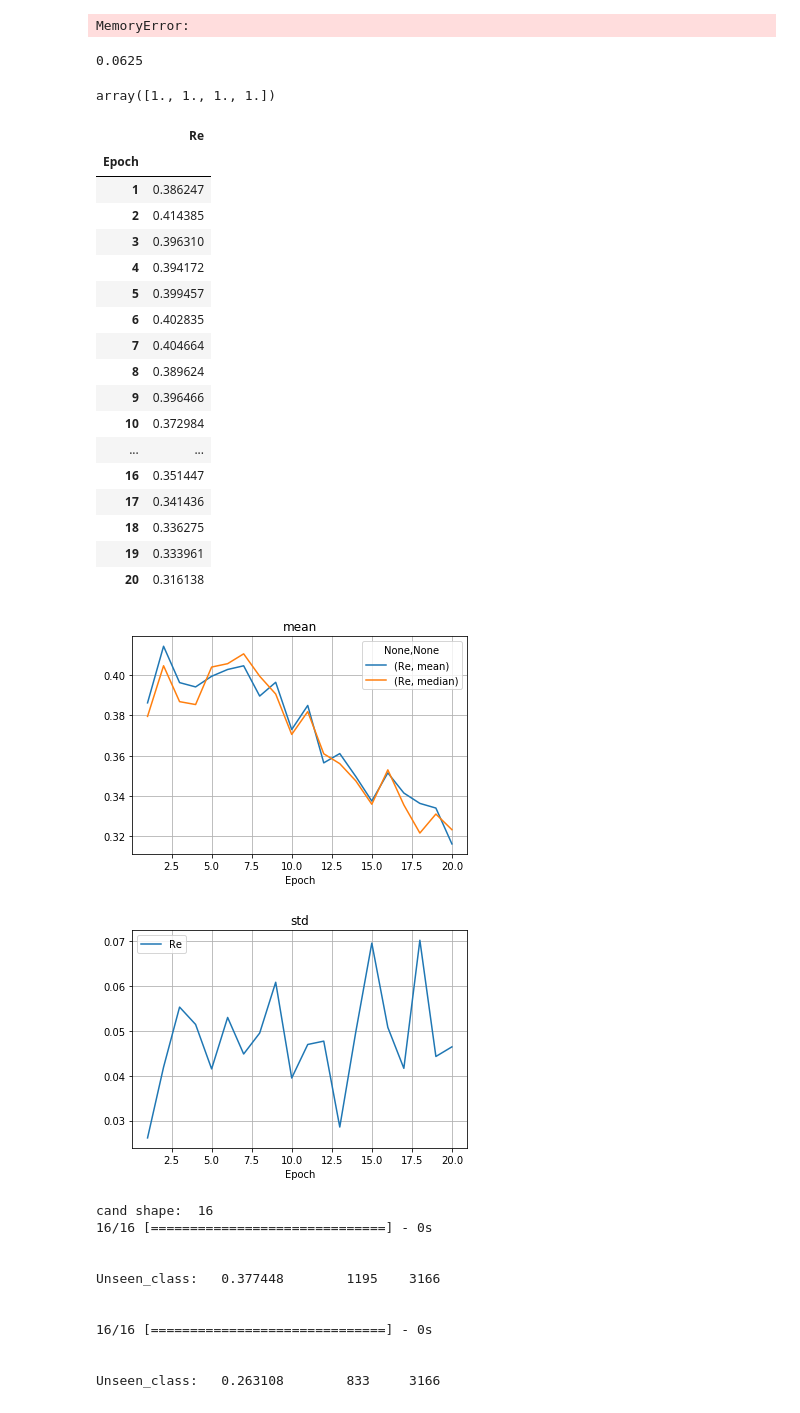
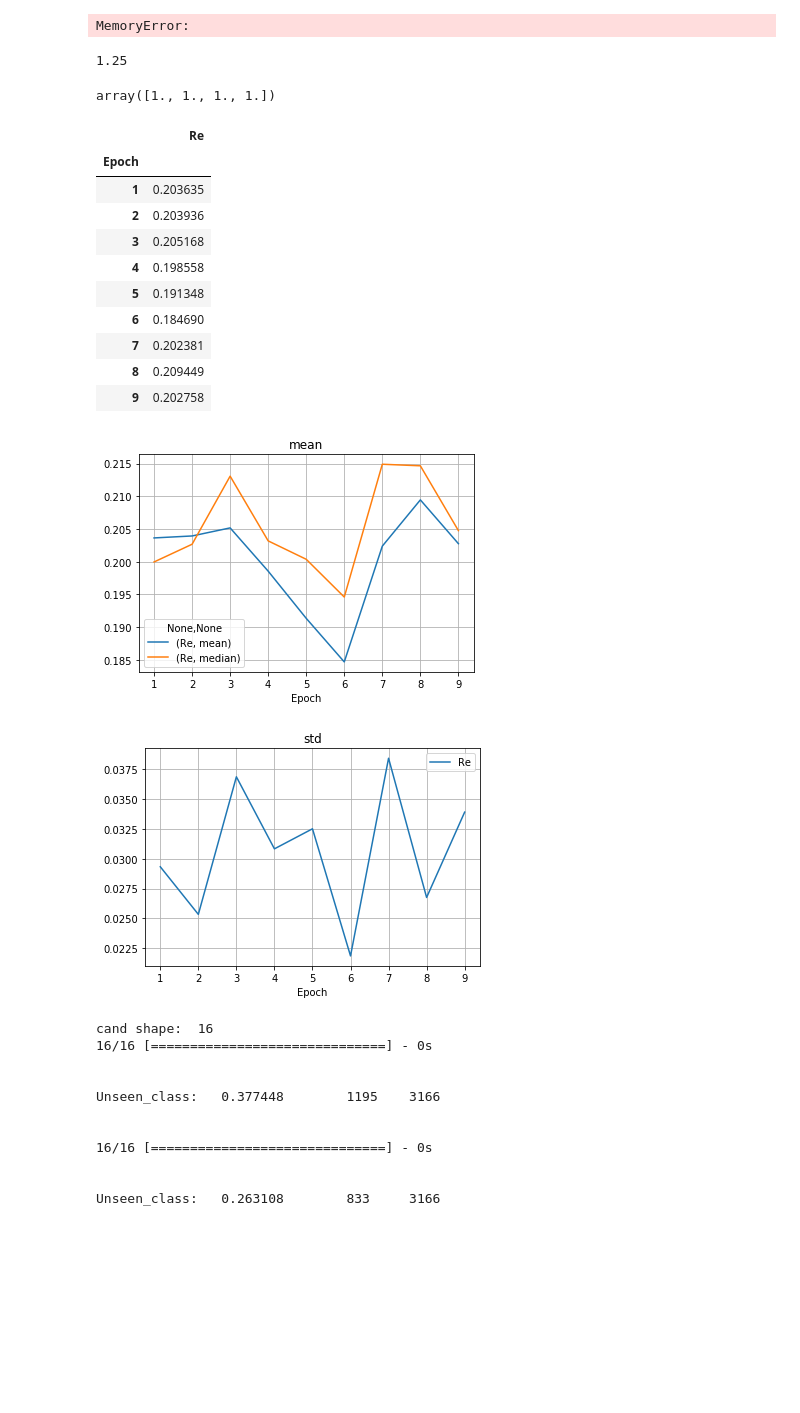
Before and after one commit to ifuding/TC, a Jupyter notebook: ZJC/sub/code/EmbAttrToImagFeaturesClean_GCN_DataB_Clean-Copy2.ipynb, the cells around one changed output. Cells and saved outputs as stored; diff of their text form; code cells hidden in the pictures; blank space fills up the shorter version.

```diff
--- a/ZJC/sub/code/EmbAttrToImagFeaturesClean_GCN_DataB_Clean-Copy2.ipynb
+++ b/ZJC/sub/code/EmbAttrToImagFeaturesClean_GCN_DataB_Clean-Copy2.ipynb
@@ -1733,43 +1852,36 @@ Saving model.
 |               Training model 5               |
 +----------------------------------------------+
 MemoryError:
-# %%
-1. / 16
-# %% [output]
-0.0625
+# %%
+3 * 150 * 10 / 3600
+# %% [output]
+1.25
 # %%
 np.ones((2, 2)).flatten()
 # %% [output]
 array([1., 1., 1., 1.])
 # %%
-log = pd.read_csv('x', header = None, names = ['Fold', 'Epoch', 'Re'], sep = ' ')
+log = pd.read_csv(path + 'log_ft1300', header = None, names = ['Epoch', 'Re'], sep = ' ')
 log.groupby('Epoch').agg({'Re': ['mean', 'median']}).plot(grid = True, title = 'mean')
 log.groupby('Epoch').agg({'Re': 'std'}).plot(grid = True, title = 'std')
 # log.groupby('Epoch').agg({'Re': 'median'}).plot(grid = True, title = 'median')
 # log.groupby('Epoch').agg({'Re': 'count'}).plot(grid = True)
 log.groupby('Epoch').agg({'Re': 'mean'})
 # log[log.Fold == 1]
 # %% [output]
 |  | Re |
 | Epoch |  |
-| 1 | 0.386247 |
-| 2 | 0.414385 |
-| 3 | 0.396310 |
-| 4 | 0.394172 |
-| 5 | 0.399457 |
-| 6 | 0.402835 |
-| 7 | 0.404664 |
-| 8 | 0.389624 |
-| 9 | 0.396466 |
-| 10 | 0.372984 |
-| ... | ... |
-| 16 | 0.351447 |
-| 17 | 0.341436 |
-| 18 | 0.336275 |
-| 19 | 0.333961 |
-| 20 | 0.316138 |
+| 1 | 0.203635 |
+| 2 | 0.203936 |
+| 3 | 0.205168 |
+| 4 | 0.198558 |
+| 5 | 0.191348 |
+| 6 | 0.184690 |
+| 7 | 0.202381 |
+| 8 | 0.209449 |
+| 9 | 0.202758 |
-[figure, old version]
+[figure, new version]
-[figure, old version]
+[figure, new version]
 # %%
 def lgbm_train(train_part, train_part_label, valide_part, valide_part_label, fold_seed,
         fold = 5, train_weight = None, valide_weight = None, flags = None):
```
Also changed, not shown: parts of 19 cells of this notebook, 17 other files.
